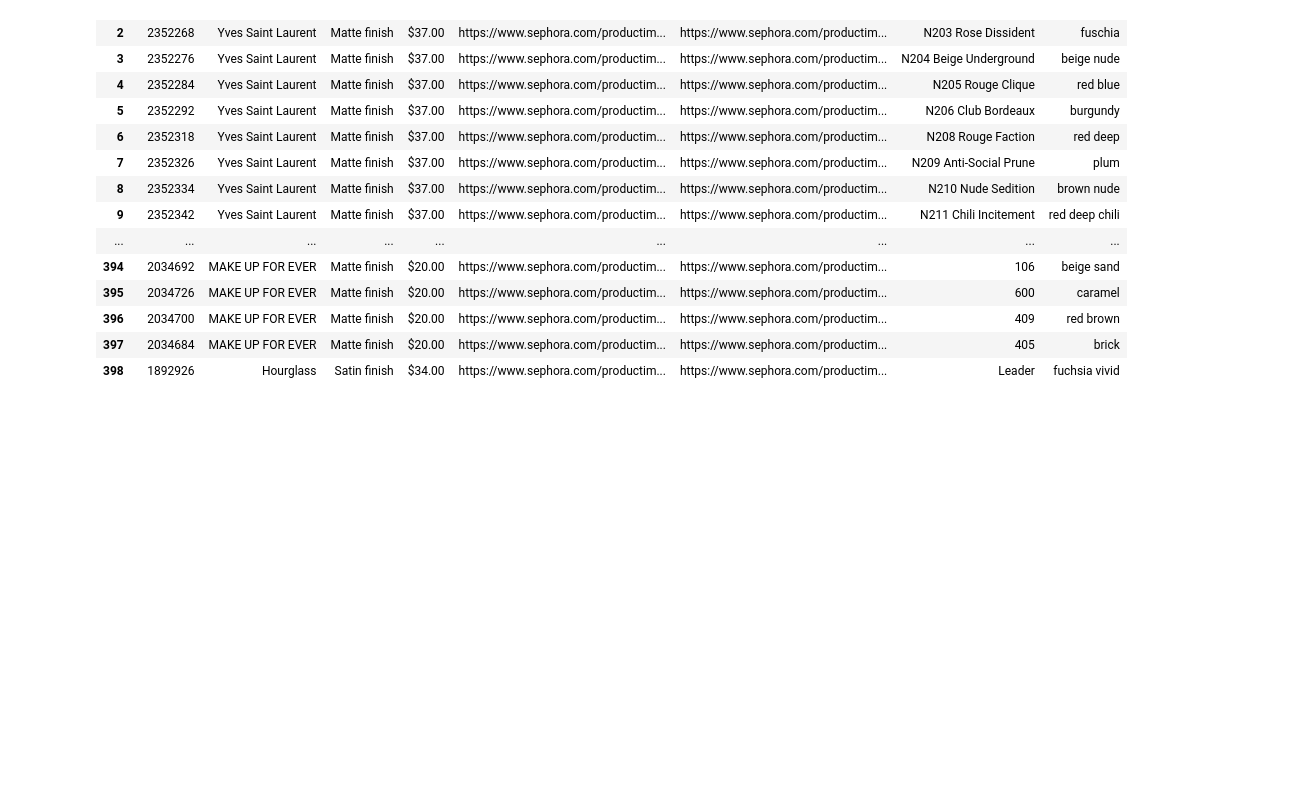
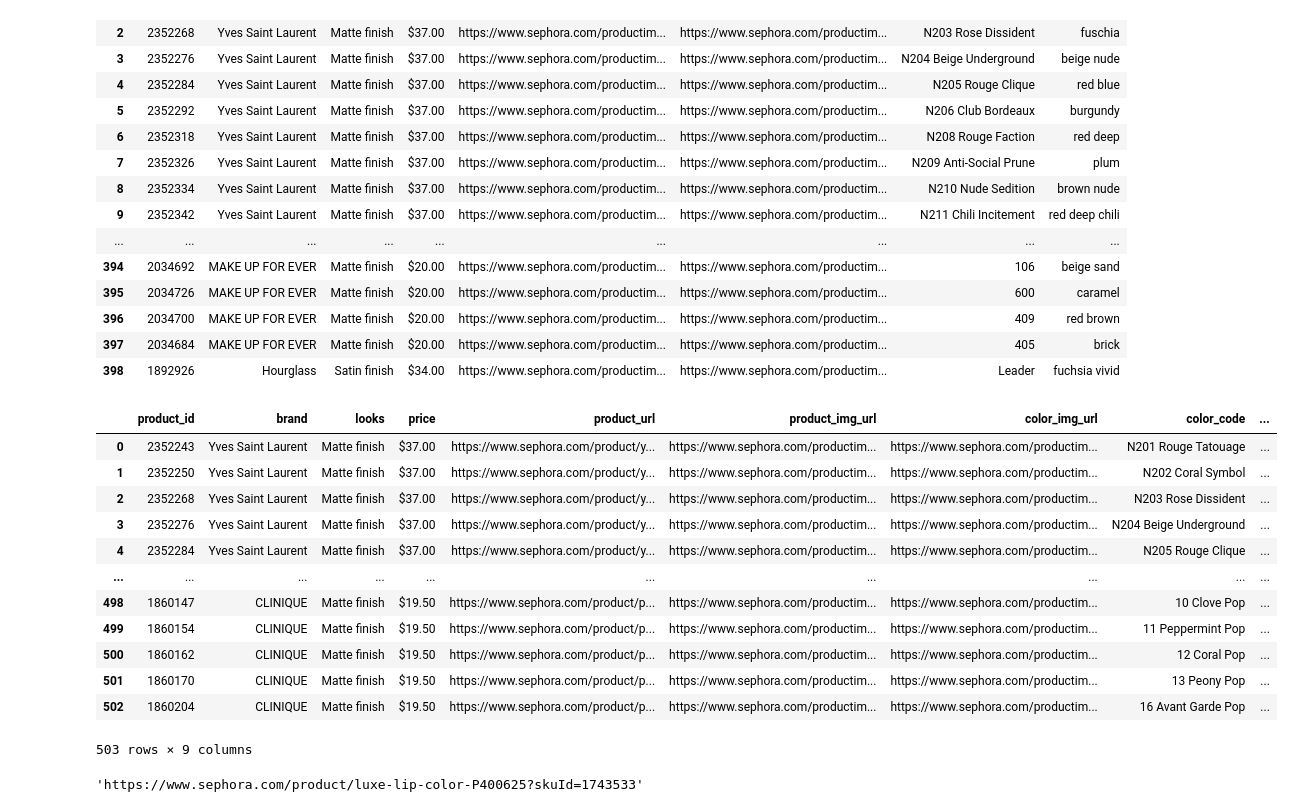
Before and after one commit to OnePiece101/Insight_Project, a Jupyter notebook: Scraping_Sephora_Lipsticks.ipynb, the cells around one changed output. Cells and saved outputs as stored; diff of their text form; code cells hidden in the pictures; blank space fills up the shorter version.

Commit message:
add_product_url

```diff
--- a/Scraping_Sephora_Lipsticks.ipynb
+++ b/Scraping_Sephora_Lipsticks.ipynb
@@ -75,10 +75,10 @@ def scraping_sephora(urls):
         web = requests.get(url)
         soup = BeautifulSoup(web.content)
         pdlist = soup.find_all('div',class_='css-1ax77m2')
-        lipsticks = product_list(pdlist, soup, lipsticks)
+        lipsticks = product_list(pdlist, soup, lipsticks, url)
     return lipsticks
 
-def product_list(pdlist, soup, lipsticks):
+def product_list(pdlist, soup, lipsticks, url):
     """input:
             pdlist - a list of swatch img url scraped from sephora website
             soup - beautiful soup object of a specific product
@@ -87,9 +87,10 @@ def product_list(pdlist, soup, lipsticks):
             lipsticks - a list of dictionaries with product info including id, brand, looks, color info, urls"""
     for i in range(len(pdlist)):
         brand = soup.find('h1',class_='css-140z8k4').find_all('span')[0].string
-        looks = soup.find_all('div',class_='css-1cvjr95')[0].text.split(':')[1].strip()
+        looks = soup.find_all('div',class_='css-1cvjr95')[0].text.split(':')[-1].strip()
         price = soup.find('div',class_='css-slwsq8').span.string
         product_id = pdlist[i].img['src'].split('/')[3].strip('s+w.jpg')
+        product_url = url+'?skuId='+product_id
         product_img_url = 'https://www.sephora.com/productimages/sku/s'+product_id+'-main-zoom.jpg?imwidth=60'
         color_img_url = 'https://www.sephora.com'+pdlist[i].img['src']
         color_code = json.loads(soup.find_all('script',{'type': 'application/ld+json'})[1].contents[0])['color'][i]
@@ -100,12 +101,13 @@ def product_list(pdlist, soup, lipsticks):
                             'brand': brand,
                             'looks': looks,
                             'price': price,
+                            'product_url': product_url,
                             'product_img_url': product_img_url,
                              'color_img_url': color_img_url,
                              'color_code': color_code,
                              'color': color})
 #         download images of product and the color swatches
-        download_img(product_id, product_img_url, color_img_url)
+#         download_img(product_id, product_img_url, color_img_url)
     return lipsticks
 
 def download_img(product_id, product_img_url, color_img_url):
@@ -127,8 +129,8 @@ def download_img(product_id, product_img_url, color_img_url):
         os.remove(filename_product)
     urllib.request.urlretrieve(color_img_url,filename_swatch)
 
-lipsticks = scraping_sephora(['https://www.sephora.com/product/yves-saint-laurent-tatouage-couture-velvet-cream-liquid-lipstick-P457250'])
-df_sephora = pd.DataFrame(lipsticks)
+# lipsticks = scraping_sephora(['https://www.sephora.com/product/yves-saint-laurent-tatouage-couture-velvet-cream-liquid-lipstick-P457250'])
+# df_sephora = pd.DataFrame(lipsticks)
 # %%
 import lipsticks_scraping
 import pandas as pd
@@ -186,5 +188,27 @@ df_sephora
 | 396 | 2034700 | MAKE UP FOR EVER | Matte finish | $20.00 | https://www.sephora.com/productim... | https://www.sephora.com/productim... | 409 | red brown |
 | 397 | 2034684 | MAKE UP FOR EVER | Matte finish | $20.00 | https://www.sephora.com/productim... | https://www.sephora.com/productim... | 405 | brick |
 | 398 | 1892926 | Hourglass | Satin finish | $34.00 | https://www.sephora.com/productim... | https://www.sephora.com/productim... | Leader | fuchsia vivid |
+# %%
+lipsticks = scraping_sephora(urls)
+df_sephora = pd.DataFrame(lipsticks)
+df_sephora
+# %% [output]
+|  | product_id | brand | looks | price | product_url | product_img_url | color_img_url | color_code | ... |
+| 0 | 2352243 | Yves Saint Laurent | Matte finish | $37.00 | https://www.sephora.com/product/y... | https://www.sephora.com/productim... | https://www.sephora.com/productim... | N201 Rouge Tatouage | ... |
+| 1 | 2352250 | Yves Saint Laurent | Matte finish | $37.00 | https://www.sephora.com/product/y... | https://www.sephora.com/productim... | https://www.sephora.com/productim... | N202 Coral Symbol | ... |
+| 2 | 2352268 | Yves Saint Laurent | Matte finish | $37.00 | https://www.sephora.com/product/y... | https://www.sephora.com/productim... | https://www.sephora.com/productim... | N203 Rose Dissident | ... |
+| 3 | 2352276 | Yves Saint Laurent | Matte finish | $37.00 | https://www.sephora.com/product/y... | https://www.sephora.com/productim... | https://www.sephora.com/productim... | N204 Beige Underground | ... |
+| 4 | 2352284 | Yves Saint Laurent | Matte finish | $37.00 | https://www.sephora.com/product/y... | https://www.sephora.com/productim... | https://www.sephora.com/productim... | N205 Rouge Clique | ... |
+| ... | ... | ... | ... | ... | ... | ... | ... | ... | ... |
+| 498 | 1860147 | CLINIQUE | Matte finish | $19.50 | https://www.sephora.com/product/p... | https://www.sephora.com/productim... | https://www.sephora.com/productim... | 10 Clove Pop | ... |
+| 499 | 1860154 | CLINIQUE | Matte finish | $19.50 | https://www.sephora.com/product/p... | https://www.sephora.com/productim... | https://www.sephora.com/productim... | 11 Peppermint Pop | ... |
+| 500 | 1860162 | CLINIQUE | Matte finish | $19.50 | https://www.sephora.com/product/p... | https://www.sephora.com/productim... | https://www.sephora.com/productim... | 12 Coral Pop | ... |
+| 501 | 1860170 | CLINIQUE | Matte finish | $19.50 | https://www.sephora.com/product/p... | https://www.sephora.com/productim... | https://www.sephora.com/productim... | 13 Peony Pop | ... |
+| 502 | 1860204 | CLINIQUE | Matte finish | $19.50 | https://www.sephora.com/product/p... | https://www.sephora.com/productim... | https://www.sephora.com/productim... | 16 Avant Garde Pop | ... |
+503 rows × 9 columns
+# %%
+df_sephora.product_url[300]
+# %% [output]
+'https://www.sephora.com/product/luxe-lip-color-P400625?skuId=1743533'
 # %%
 df_sephora.to_csv('lipsticks.csv',index=False)
```
